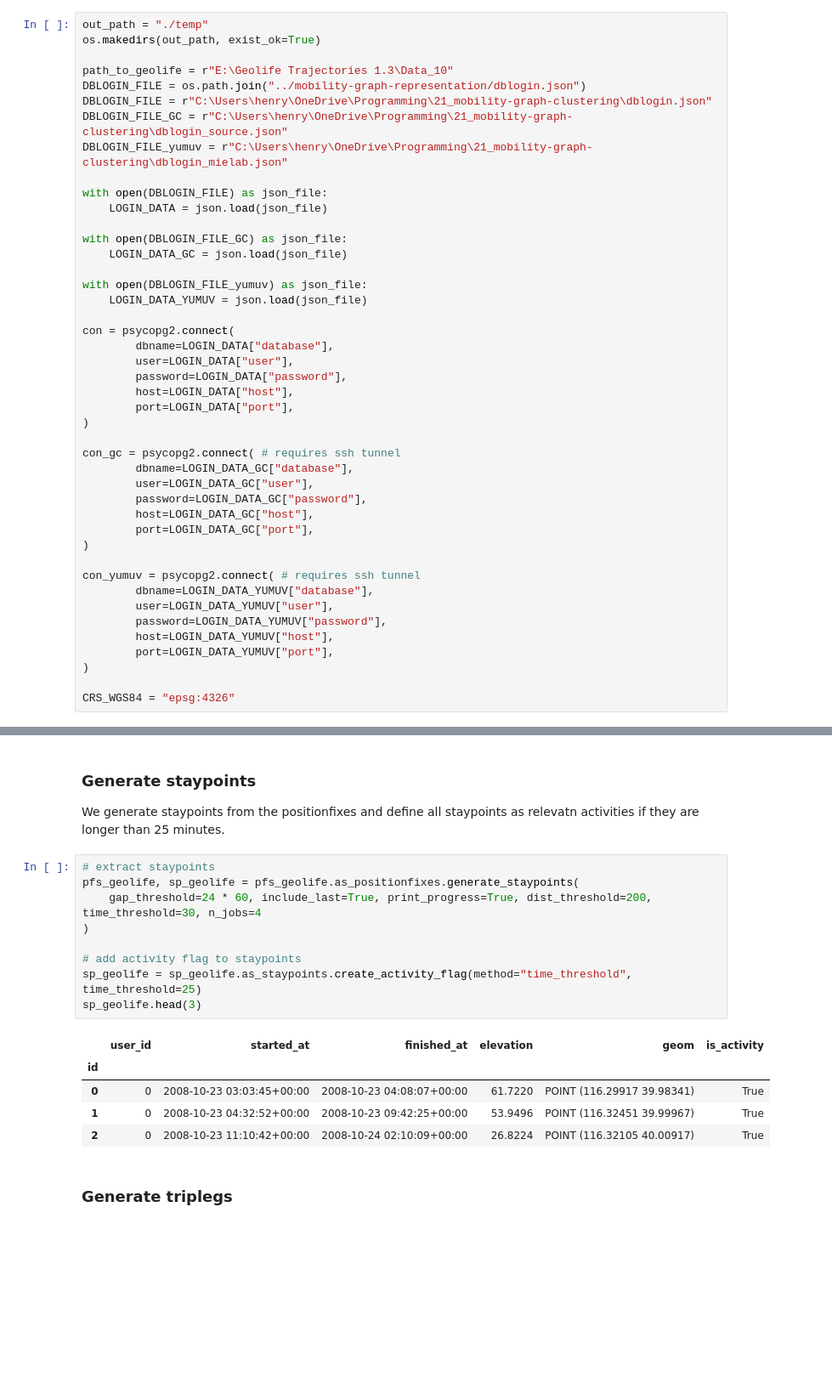
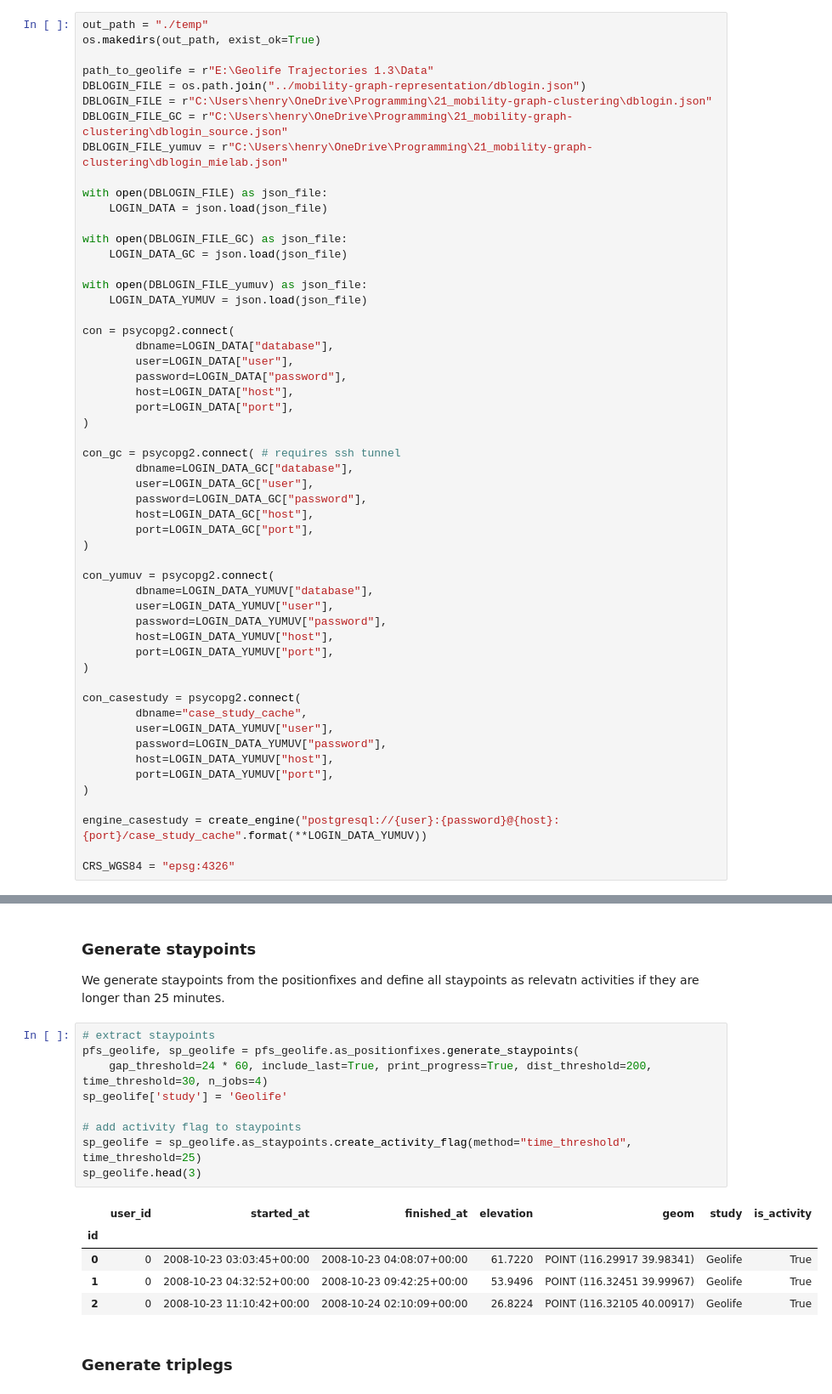
Before and after one commit to mie-lab/trackintel, a Jupyter notebook: examples/trackintel_study_comparison-v2.ipynb, the cells around one changed output, grey strips where cells are left out. Shown at 85% size. Cells and saved outputs as stored; diff of their text form; blank space fills up the shorter version.

Commit message:
Update for case study notebook

```diff
--- a/examples/trackintel_study_comparison-v2.ipynb
+++ b/examples/trackintel_study_comparison-v2.ipynb
@@ -28,7 +29,7 @@ from trackintel.visualization.modal_split import plot_modal_split
 out_path = "./temp"
 os.makedirs(out_path, exist_ok=True)
 
-path_to_geolife = r"E:\Geolife Trajectories 1.3\Data_10"
+path_to_geolife = r"E:\Geolife Trajectories 1.3\Data"
 DBLOGIN_FILE = os.path.join("../mobility-graph-representation/dblogin.json")
 DBLOGIN_FILE = r"C:\Users\henry\OneDrive\Programming\21_mobility-graph-clustering\dblogin.json"
 DBLOGIN_FILE_GC = r"C:\Users\henry\OneDrive\Programming\21_mobility-graph-clustering\dblogin_source.json"
@@ -59,7 +60,7 @@ con_gc = psycopg2.connect( # requires ssh tunnel
         port=LOGIN_DATA_GC["port"],
 )
 
-con_yumuv = psycopg2.connect( # requires ssh tunnel
+con_yumuv = psycopg2.connect(
         dbname=LOGIN_DATA_YUMUV["database"],
         user=LOGIN_DATA_YUMUV["user"],
         password=LOGIN_DATA_YUMUV["password"],
@@ -67,6 +68,16 @@ con_yumuv = psycopg2.connect( # requires ssh tunnel
         port=LOGIN_DATA_YUMUV["port"],
 )
 
+con_casestudy = psycopg2.connect(
+        dbname="case_study_cache",
+        user=LOGIN_DATA_YUMUV["user"],
+        password=LOGIN_DATA_YUMUV["password"],
+        host=LOGIN_DATA_YUMUV["host"],
+        port=LOGIN_DATA_YUMUV["port"],
+)
+
+engine_casestudy = create_engine("postgresql://{user}:{password}@{host}:{port}/case_study_cache".format(**LOGIN_DATA_YUMUV))
+
 CRS_WGS84 = "epsg:4326"
 # %%
 studies = ["gc1", "gc2", "yumuv_graph_rep", "geolife"]
@@ -118,18 +132,18 @@ We generate staypoints from the positionfixes and define all staypoints as relev
 # %%
 # extract staypoints
 pfs_geolife, sp_geolife = pfs_geolife.as_positionfixes.generate_staypoints(
-    gap_threshold=24 * 60, include_last=True, print_progress=True, dist_threshold=200, time_threshold=30, n_jobs=4
-)
+    gap_threshold=24 * 60, include_last=True, print_progress=True, dist_threshold=200, time_threshold=30, n_jobs=4)
+sp_geolife['study'] = 'Geolife'
 
 # add activity flag to staypoints
 sp_geolife = sp_geolife.as_staypoints.create_activity_flag(method="time_threshold", time_threshold=25)
 sp_geolife.head(3)
 # %% [output]
-|  | user_id | started_at | finished_at | elevation | geom | is_activity |
-| id |  |  |  |  |  |  |
-| 0 | 0 | 2008-10-23 03:03:45+00:00 | 2008-10-23 04:08:07+00:00 | 61.7220 | POINT (116.29917 39.98341) | True |
-| 1 | 0 | 2008-10-23 04:32:52+00:00 | 2008-10-23 09:42:25+00:00 | 53.9496 | POINT (116.32451 39.99967) | True |
-| 2 | 0 | 2008-10-23 11:10:42+00:00 | 2008-10-24 02:10:09+00:00 | 26.8224 | POINT (116.32105 40.00917) | True |
+|  | user_id | started_at | finished_at | elevation | geom | study | is_activity |
+| id |  |  |  |  |  |  |  |
+| 0 | 0 | 2008-10-23 03:03:45+00:00 | 2008-10-23 04:08:07+00:00 | 61.7220 | POINT (116.29917 39.98341) | Geolife | True |
+| 1 | 0 | 2008-10-23 04:32:52+00:00 | 2008-10-23 09:42:25+00:00 | 53.9496 | POINT (116.32451 39.99967) | Geolife | True |
+| 2 | 0 | 2008-10-23 11:10:42+00:00 | 2008-10-24 02:10:09+00:00 | 26.8224 | POINT (116.32105 40.00917) | Geolife | True |
 # %% [markdown]
 ### Generate triplegs
 # %%
```
Also changed, not shown: parts of 79 cells of this notebook.
